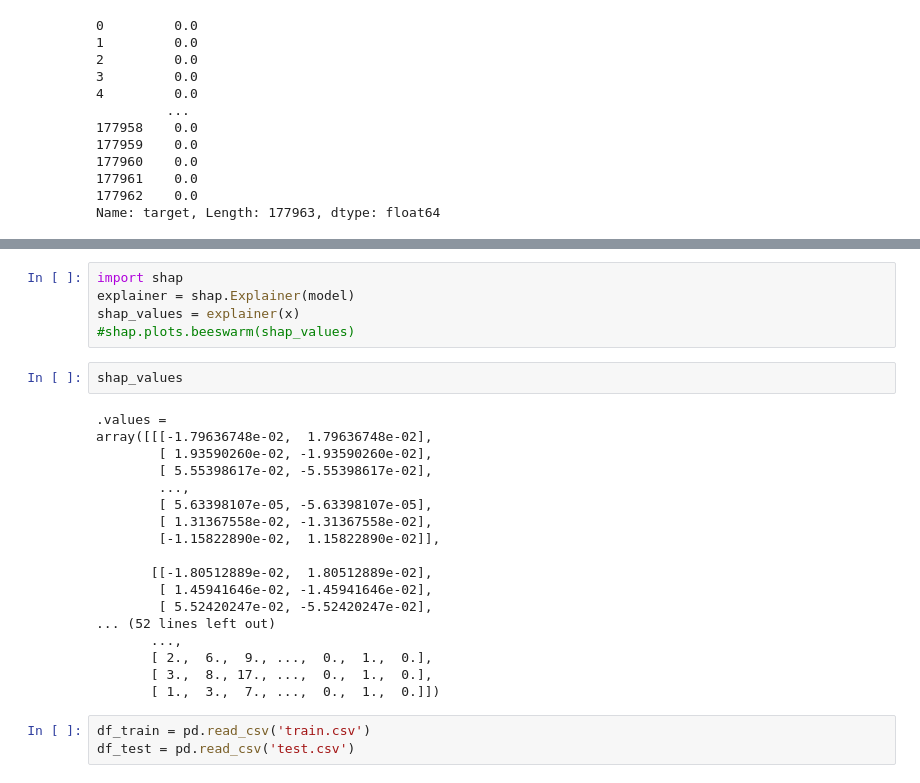
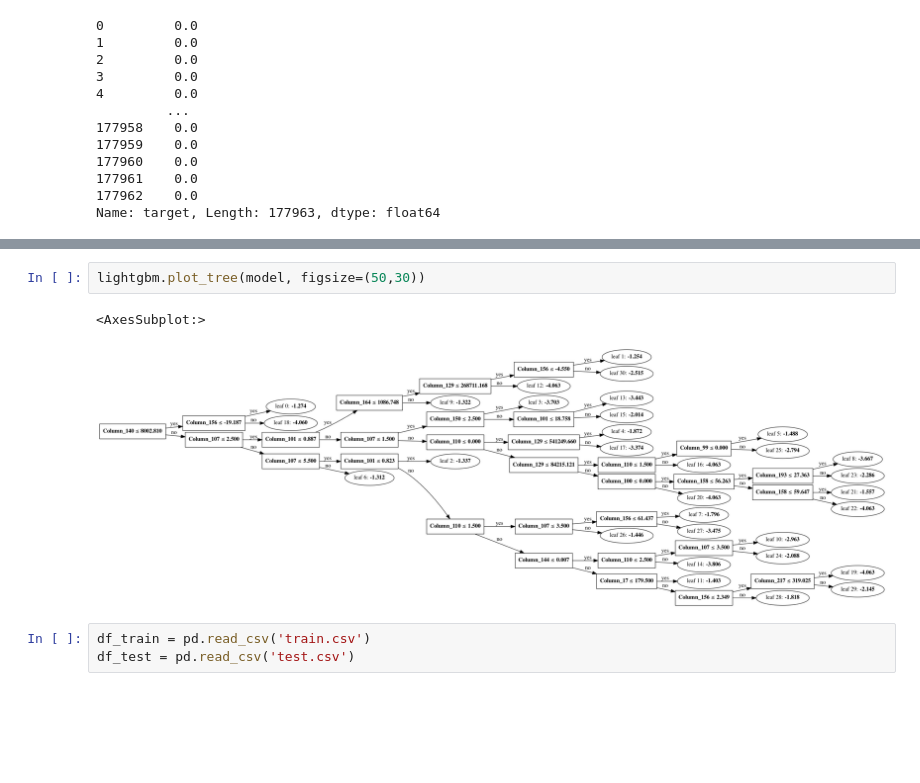
Before and after one commit to Sitych/hack21, a Jupyter notebook: hack-Copy2.ipynb, the cells around one changed output, grey strips where cells are left out. Drawn from its saved outputs; the diff is of its cells as text; blank space fills up the shorter version.

```diff
--- a/hack-Copy2.ipynb
+++ b/hack-Copy2.ipynb
@@ -419,28 +428,8 @@ Early stopping, best iteration is:
 # %%
-import shap
-explainer = shap.Explainer(model)
-shap_values = explainer(x)
-#shap.plots.beeswarm(shap_values)
+lightgbm.plot_tree(model, figsize=(50,30))
+# %% [output]
+<AxesSubplot:>
+[figure, added]
-# %%
-shap_values
-# %% [output]
-.values =
-array([[[-1.79636748e-02,  1.79636748e-02],
-        [ 1.93590260e-02, -1.93590260e-02],
-        [ 5.55398617e-02, -5.55398617e-02],
-        ...,
-        [ 5.63398107e-05, -5.63398107e-05],
-        [ 1.31367558e-02, -1.31367558e-02],
-        [-1.15822890e-02,  1.15822890e-02]],
-
-       [[-1.80512889e-02,  1.80512889e-02],
-        [ 1.45941646e-02, -1.45941646e-02],
-        [ 5.52420247e-02, -5.52420247e-02],
-... (52 lines left out)
-       ...,
-       [ 2.,  6.,  9., ...,  0.,  1.,  0.],
-       [ 3.,  8., 17., ...,  0.,  1.,  0.],
-       [ 1.,  3.,  7., ...,  0.,  1.,  0.]])
 # %%
 df_train = pd.read_csv('train.csv')
 df_test = pd.read_csv('test.csv')
```
Also changed, not shown: parts of 9 cells of this notebook.
